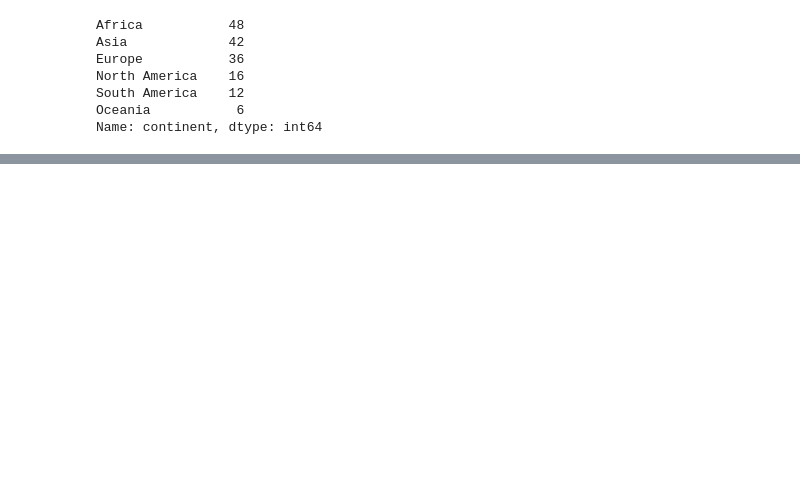
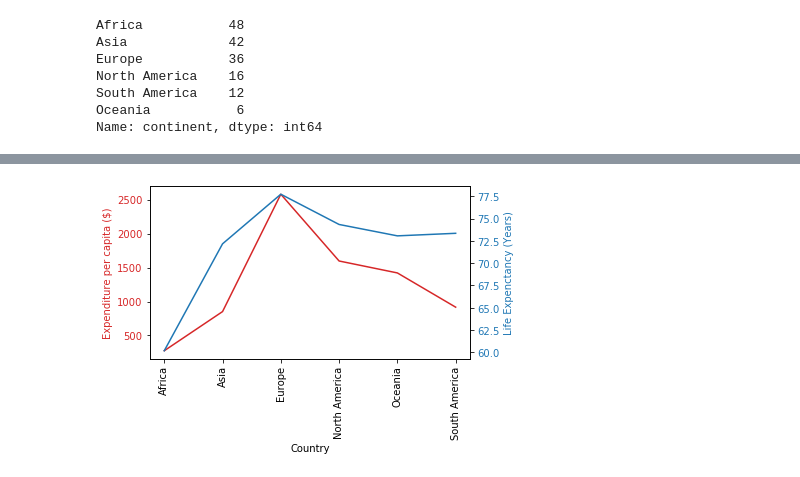
Before and after one commit to abhijeetknayak/Utilities, a Jupyter notebook: Data-Science/Country-Data/life-expectancy.ipynb, the cells around one changed output, grey strips where cells are left out. Saved outputs shown, nothing was run; the diff lists cells and outputs as text; code cells hidden in the pictures; blank space fills up the shorter version.

```diff
--- a/Data-Science/Country-Data/life-expectancy.ipynb
+++ b/Data-Science/Country-Data/life-expectancy.ipynb
@@ -209,0 +211,23 @@ continent_data.head()
+# %%
+# Lets compare continent expenditure per capita and expectancy
+fig, ax1 = plt.subplots()
+color = 'tab:red'
+plt.xticks(rotation=90)
+ax1.set_xlabel('Country')
+ax1.set_ylabel('Expenditure per capita ($)', color=color)
+ax1.plot(continent_data.index, continent_data['expenditure'], color=color)
+ax1.tick_params(axis='y', labelcolor=color)
+
+ax2 = ax1.twinx()  # instantiate a second axes that shares the same x-axis
+
+color = 'tab:blue'
+ax2.set_ylabel('Life Expenctancy (Years)', color=color)  # we already handled the x-label with ax1
+ax2.plot(continent_data.index, continent_data['expectancy'], color=color)
+ax2.tick_params(axis='y', labelcolor=color)
+
+fig.tight_layout()  # otherwise the right y-label is slightly clipped
+plt.show()
+
+fig.savefig('continent-data.png')
+# %% [output]
+[figure, added]
```
Also changed, not shown: parts of 1 cell of this notebook.
